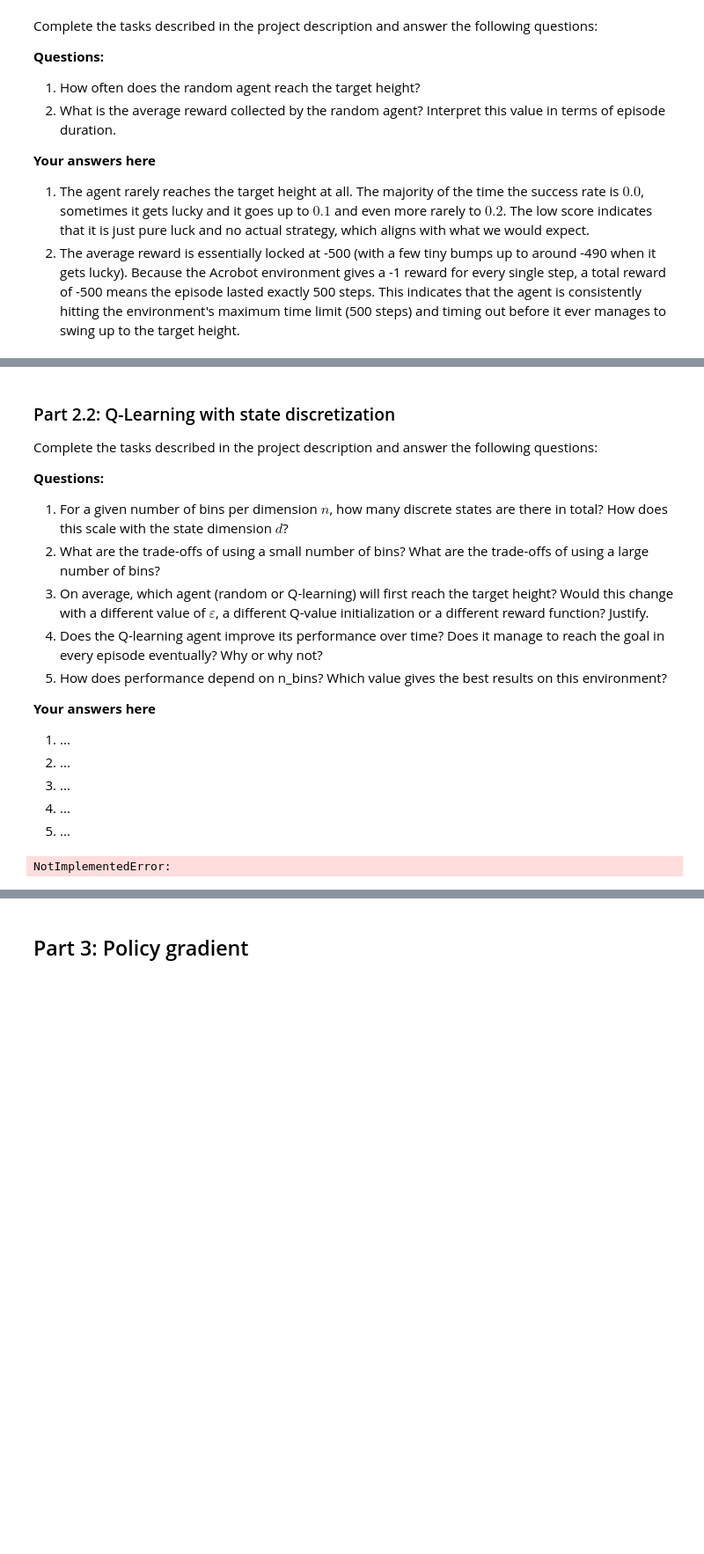
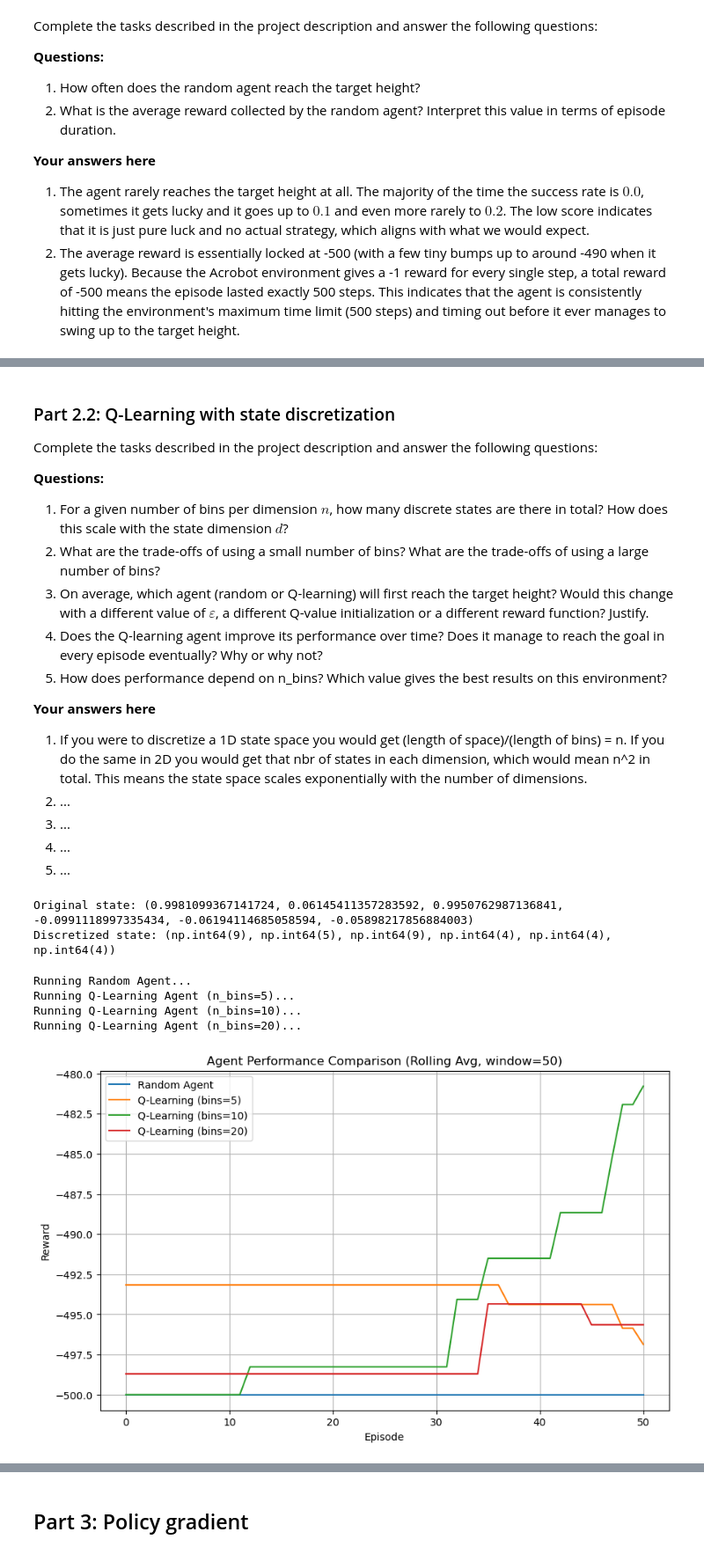
Before and after one commit to DicksonYU-jpg/CS479_MP2, a Jupyter notebook: MP2.ipynb, the cells around one changed output, grey strips where cells are left out. Shown at 88% size. Drawn from its saved outputs; the diff is of its cells as text; code cells hidden in the pictures; blank space fills up the shorter version.

```diff
--- a/MP2.ipynb
+++ b/MP2.ipynb
@@ -164,7 +163,7 @@ Complete the tasks described in the project description and answer the following
 5. How does performance depend on n_bins? Which value gives the best results on this environment?
 
 **Your answers here**
-1. ...
+1. If you were to discretize a 1D state space you would get (length of space)/(length of bins) = n. If you do the same in 2D you would get that nbr of states in each dimension, which would mean n^2 in total. This means the state space scales exponentially with the number of dimensions.
 2. ...
 3. ...
 4. ...
@@ -176,9 +175,23 @@ class StateDiscretizer:
         self.n_bins = n_bins
         # your code here
 
+        self.bin_widths = (self.upper_bound - self.lower_bound) / self.n_bins
+
     def __call__(self, state):
         # your code here
-        raise NotImplementedError
+        # Shift the state to start at 0 then divide by width
+        discretized = (state - self.lower_bound)/self.bin_widths
+
+        # take floor to get the integer bin index
+        discretized = np.floor(discretized).astype(int)
+
+        # Edge case: if a state exactly hits the upper bound,
+        # it might calculate an index of n_bins, which is out of bounds (max index is n_bins - 1).
+        # We clip the values to ensure they stay strictly within [0, n_bins - 1].
+        discretized = np.clip(discretized, 0, self.n_bins - 1)
+
+        # Return as a tuple so it can be used as a dictionary key in Q-learning
+        return tuple(discretized)
 
 # test the discretizer
 state = env.reset()
@@ -187,7 +200,8 @@ discretized_state = discretizer(state)
 print("Original state:", state)
 print("Discretized state:", discretized_state)
 # %% [output]
-NotImplementedError:
+Original state: (0.9981099367141724, 0.06145411357283592, 0.9950762987136841, -0.0991118997335434, -0.06194114685058594, -0.05898217856884003)
+Discretized state: (np.int64(9), np.int64(5), np.int64(9), np.int64(4), np.int64(4), np.int64(4))
 # %%
 class QLearningAgent(AbstractAgent):
     def __init__(self, env, alpha=0.1, gamma=0.99, epsilon=0.1, n_bins=10):
@@ -209,3 +263,56 @@ class QLearningAgent(AbstractAgent):
+# %%
+# Comparison with RandomAgent
+experiment_results = {}
+
+# --- Experiment Setup ---
+num_episodes = 100
+window_size = 50
+
+print("Running Random Agent...")
+rand_rewards, _ = run_agent(env, random_ag, num_episodes)
+experiment_results['Random Agent'] = rand_rewards
+
+# 3. Run Q-Learning agents with different bin sizes
+bins_to_test = [5, 10, 20]
+
+for n_bins in bins_to_test:
+    print(f"Running Q-Learning Agent (n_bins={n_bins})...")
+
+    # Initialize a fresh agent for each bin configuration
+    agent = QLearningAgent(env, n_bins=n_bins)
+
+    # Train the agent
+    rewards, _ = run_agent(env, agent, num_episodes)
+
+    # Store the results
+    experiment_results[f'Q-Learning (bins={n_bins})'] = rewards
+
+# 4. Plot the performance
+plt.figure(figsize=(10, 6))
+
+for label, rewards in experiment_results.items():
+    # Convert to numpy array and calculate the rolling average
+    # to make the trends easier to read
+    rewards_arr = np.array(rewards)
+    rolling_avg = np.convolve(
+        rewards_arr,
+        np.ones(window_size) / window_size,
+        mode='valid'
+    )
+    plt.plot(rolling_avg, label=label)
+
+plt.title(f"Agent Performance Comparison (Rolling Avg, window={window_size})")
+plt.xlabel("Episode")
+plt.ylabel("Reward")
+plt.legend()
+plt.grid(True)
+plt.show()
+# %% [output]
+Running Random Agent...
+Running Q-Learning Agent (n_bins=5)...
+Running Q-Learning Agent (n_bins=10)...
+Running Q-Learning Agent (n_bins=20)...
+[figure, added]
 # %% [markdown]
 ### Part 2.3: Q-Learning with state discretization
 
```
Also changed, not shown: parts of 4 cells of this notebook, 2 other files.
